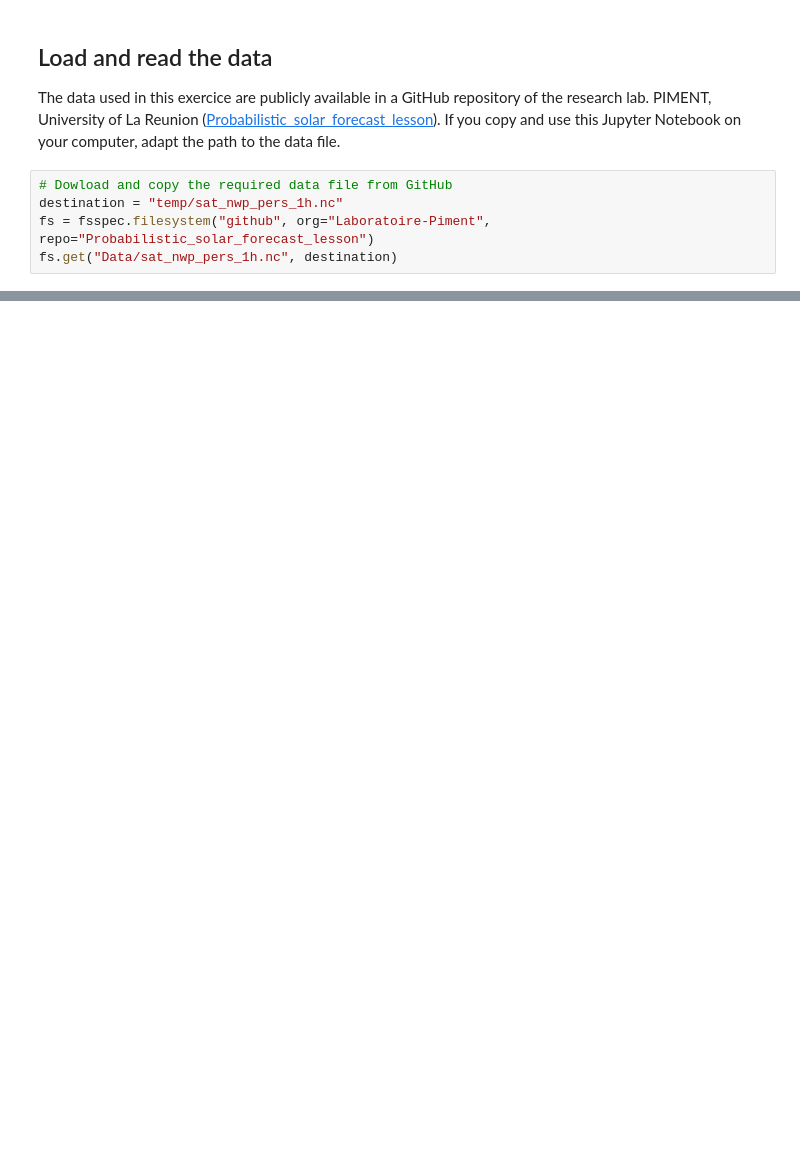
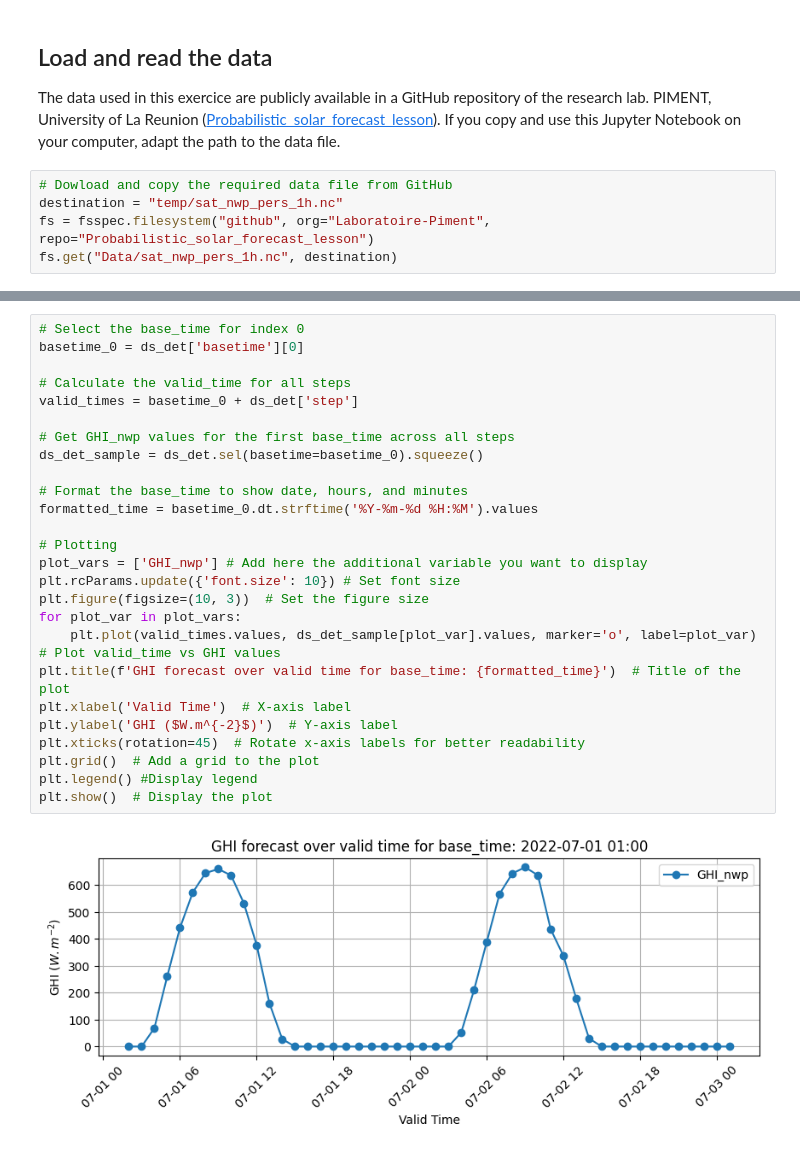
Before and after one commit to Laboratoire-Piment/Probabilistic_solar_forecast_lesson, a Jupyter notebook: Jupyter_Notebooks/1-Explore_solar_forecast.ipynb, the cells around one changed output, grey strips where cells are left out. Drawn from its saved outputs; the diff is of its cells as text; blank space fills up the shorter version.

```diff
--- a/Jupyter_Notebooks/1-Explore_solar_forecast.ipynb
+++ b/Jupyter_Notebooks/1-Explore_solar_forecast.ipynb
@@ -76,0 +285,28 @@ Attributes:
+# %%
+# Select the base_time for index 0
+basetime_0 = ds_det['basetime'][0]
+
+# Calculate the valid_time for all steps
+valid_times = basetime_0 + ds_det['step']
+
+# Get GHI_nwp values for the first base_time across all steps
+ds_det_sample = ds_det.sel(basetime=basetime_0).squeeze()
+
+# Format the base_time to show date, hours, and minutes
+formatted_time = basetime_0.dt.strftime('%Y-%m-%d %H:%M').values
+
+# Plotting
+plot_vars = ['GHI_nwp'] # Add here the additional variable you want to display
+plt.rcParams.update({'font.size': 10}) # Set font size
+plt.figure(figsize=(10, 3))  # Set the figure size
+for plot_var in plot_vars:
+    plt.plot(valid_times.values, ds_det_sample[plot_var].values, marker='o', label=plot_var)  # Plot valid_time vs GHI values
+plt.title(f'GHI forecast over valid time for base_time: {formatted_time}')  # Title of the plot
+plt.xlabel('Valid Time')  # X-axis label
+plt.ylabel('GHI ($W.m^{-2}$)')  # Y-axis label
+plt.xticks(rotation=45)  # Rotate x-axis labels for better readability
+plt.grid()  # Add a grid to the plot
+plt.legend() #Display legend
+plt.show()  # Display the plot
+# %% [output]
+[figure, added]
```
Also changed, not shown: parts of 17 cells of this notebook, 2 other files.
